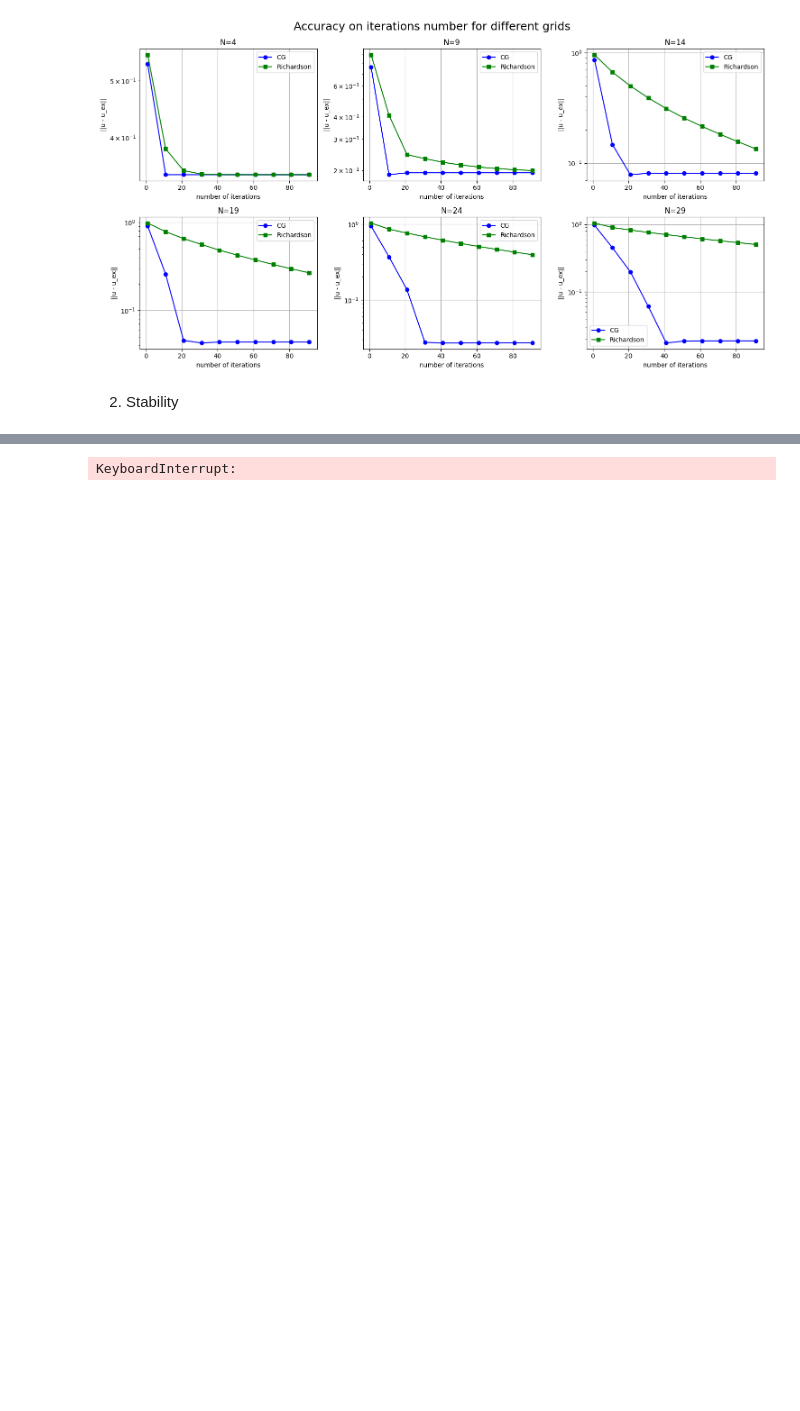
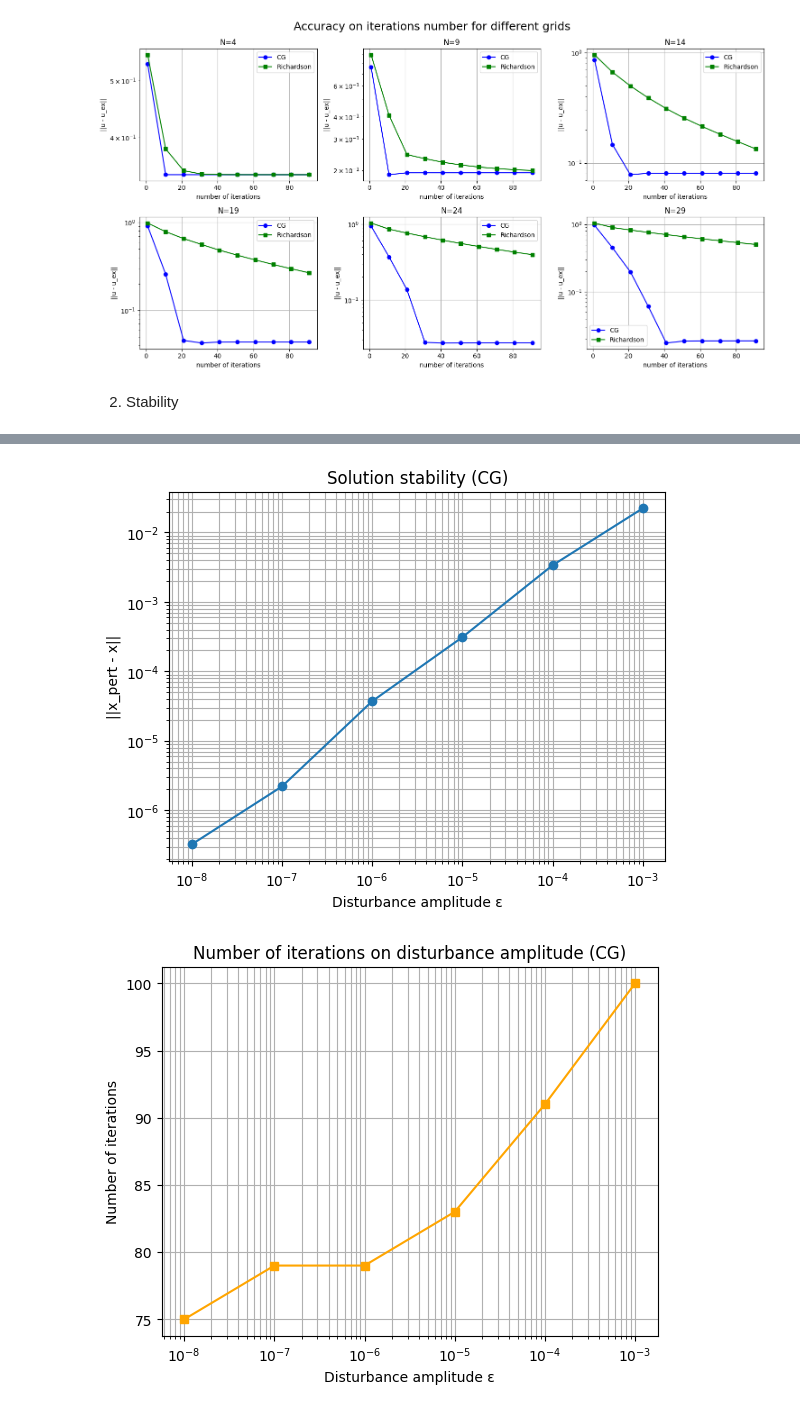
Before and after one commit to paxwritescode/iterative, a Jupyter notebook: conj_grad_richardson.ipynb, the cells around one changed output, grey strips where cells are left out. Drawn from its saved outputs; the diff is of its cells as text; code cells hidden in the pictures; blank space fills up the shorter version.

Commit message:
implement first stage of studying stability

```diff
--- a/conj_grad_richardson.ipynb
+++ b/conj_grad_richardson.ipynb
@@ -188,32 +188,32 @@ def perturb_A(A, eps):
 # %%
 N = 14
 max_it = 1e10
-eps_values = [1e-6, 1e-5, 1e-4, 1e-3, 1e-2, 1e-1]
-iters = []
-errors = []
+eps_values = [1e-8, 1e-7, 1e-6, 1e-5, 1e-4, 1e-3]
+iters_cg = []
+errors_cg = []
 x, it = conjugate_gradient(A=A, b_vec=b_vec, eps=1e-10, max_it=max_it)
 for eps_value in eps_values:
     A, b_vec = SLAE_compilation(N)
     A_pert = perturb_A(A=A, eps=eps_value)
     x_p, it_p = conjugate_gradient(A=A_pert, b_vec=b_vec, eps=1e-10, max_it=max_it)
     error_solution = np.linalg.norm(x_p - x)
-    iters.append(it_p)
-    errors.append(error_solution)
+    iters_cg.append(it_p)
+    errors_cg.append(error_solution)
     print(f"eps = {eps_value}\n")
     print(f"||x_p = x|| = {error_solution}\n")
     print(f"Non-perturbated: {it} iterations, perturbated: {it_p} iterations \n\n")
 
-plt.loglog(eps_values, errors, marker = "o")
-plt.xlabel("Disturbance amplitude")
+plt.loglog(eps_values, errors_cg, marker = "o")
+plt.xlabel("Disturbance amplitude ε")
 plt.ylabel("||x_pert - x||")
-plt.title("Устойчивость решения (CG)")
+plt.title("Solution stability (CG)")
 plt.grid(True, which="both")
 plt.show()
 
-plt.semilogx(eps_values, iters, marker="s", color="orange")
-plt.xlabel("ε (амплитуда возмущения)")
-plt.ylabel("Число итераций")
-plt.title("Влияние возмущения на скорость сходимости (CG)")
+plt.semilogx(eps_values, iters_cg, marker="s", color="orange")
+plt.xlabel("Disturbance amplitude ε")
+plt.ylabel("Number of iterations")
+plt.title("Number of iterations on disturbance amplitude (CG)")
 plt.grid(True, which="both")
 plt.show()
 # %% [output]
@@ -237 +237,2 @@ Non-perturbated: 69 iterations, perturbated: 121 iterations
-KeyboardInterrupt:
+[figure, added]
+[figure, added]
```
Also changed, not shown: parts of 1 cell of this notebook.
